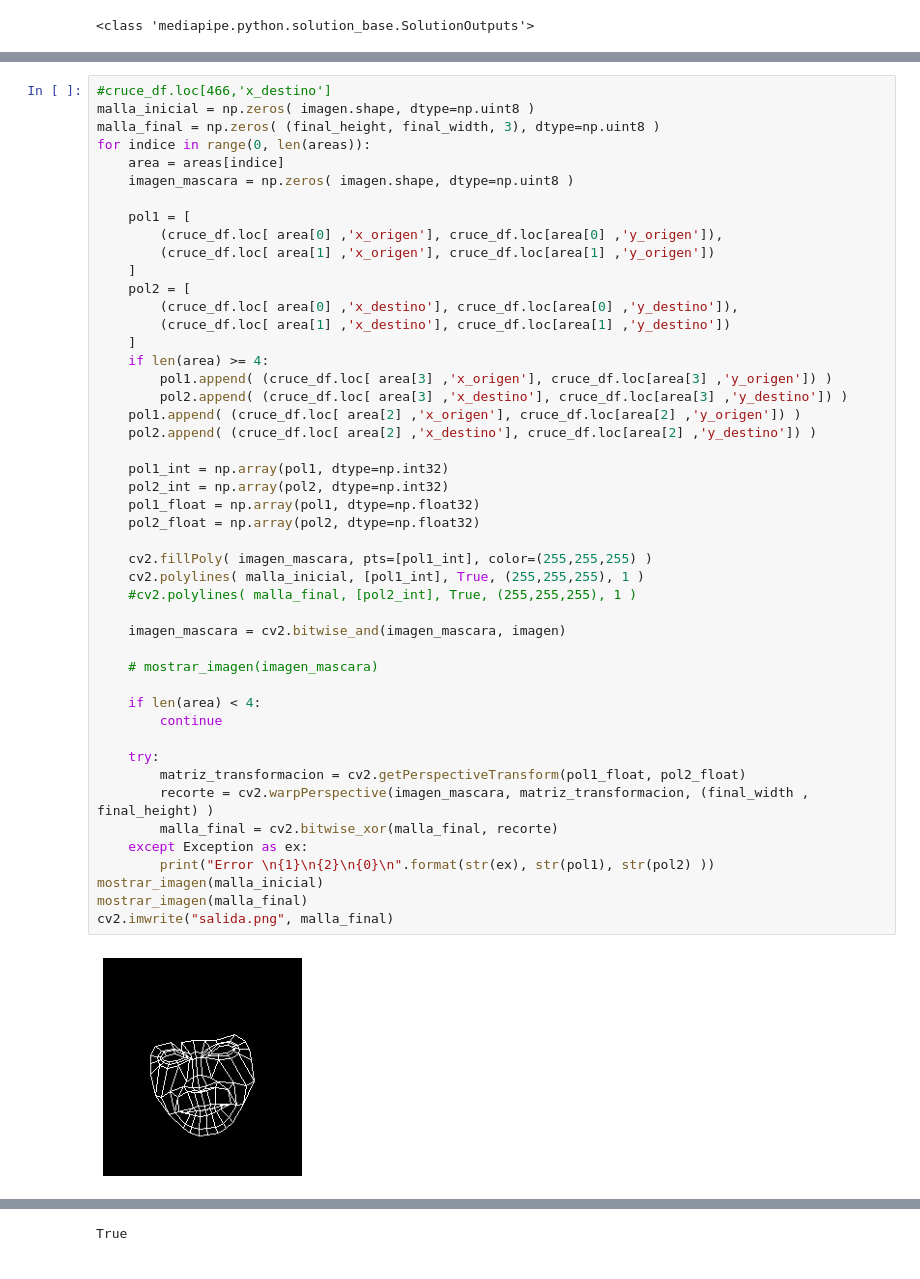
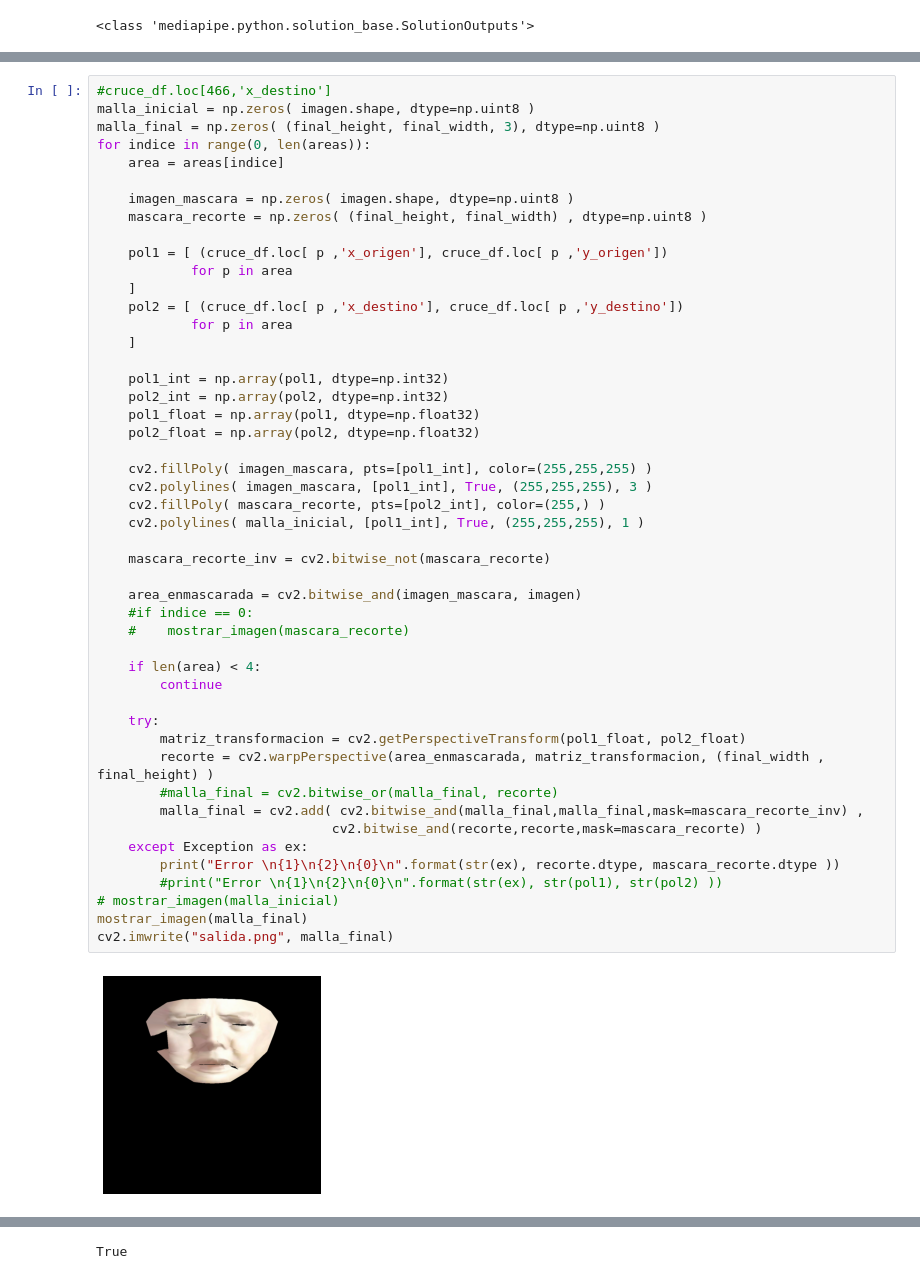
Before and after one commit to merizaldero/portafolioXavier, a Jupyter notebook: Python/TextureMapper/TextureMapper.ipynb, the cells around one changed output, grey strips where cells are left out. Saved outputs shown, nothing was run; the diff lists cells and outputs as text.

```diff
--- a/Python/TextureMapper/TextureMapper.ipynb
+++ b/Python/TextureMapper/TextureMapper.ipynb
@@ -214,49 +221,50 @@ cruce_df
 # %%
 #cruce_df.loc[466,'x_destino']
 malla_inicial = np.zeros( imagen.shape, dtype=np.uint8 )
 malla_final = np.zeros( (final_height, final_width, 3), dtype=np.uint8 )
 for indice in range(0, len(areas)):
     area = areas[indice]
+
     imagen_mascara = np.zeros( imagen.shape, dtype=np.uint8 )
+    mascara_recorte = np.zeros( (final_height, final_width) , dtype=np.uint8 )
 
-    pol1 = [
-        (cruce_df.loc[ area[0] ,'x_origen'], cruce_df.loc[area[0] ,'y_origen']),
-        (cruce_df.loc[ area[1] ,'x_origen'], cruce_df.loc[area[1] ,'y_origen'])
+    pol1 = [ (cruce_df.loc[ p ,'x_origen'], cruce_df.loc[ p ,'y_origen'])
+            for p in area
     ]
-    pol2 = [
-        (cruce_df.loc[ area[0] ,'x_destino'], cruce_df.loc[area[0] ,'y_destino']),
-        (cruce_df.loc[ area[1] ,'x_destino'], cruce_df.loc[area[1] ,'y_destino'])
+    pol2 = [ (cruce_df.loc[ p ,'x_destino'], cruce_df.loc[ p ,'y_destino'])
+            for p in area
     ]
-    if len(area) >= 4:
-        pol1.append( (cruce_df.loc[ area[3] ,'x_origen'], cruce_df.loc[area[3] ,'y_origen']) )
-        pol2.append( (cruce_df.loc[ area[3] ,'x_destino'], cruce_df.loc[area[3] ,'y_destino']) )
-    pol1.append( (cruce_df.loc[ area[2] ,'x_origen'], cruce_df.loc[area[2] ,'y_origen']) )
-    pol2.append( (cruce_df.loc[ area[2] ,'x_destino'], cruce_df.loc[area[2] ,'y_destino']) )
 
     pol1_int = np.array(pol1, dtype=np.int32)
     pol2_int = np.array(pol2, dtype=np.int32)
     pol1_float = np.array(pol1, dtype=np.float32)
     pol2_float = np.array(pol2, dtype=np.float32)
 
     cv2.fillPoly( imagen_mascara, pts=[pol1_int], color=(255,255,255) )
+    cv2.polylines( imagen_mascara, [pol1_int], True, (255,255,255), 3 )
+    cv2.fillPoly( mascara_recorte, pts=[pol2_int], color=(255,) )
     cv2.polylines( malla_inicial, [pol1_int], True, (255,255,255), 1 )
-    #cv2.polylines( malla_final, [pol2_int], True, (255,255,255), 1 )
 
-    imagen_mascara = cv2.bitwise_and(imagen_mascara, imagen)
+    mascara_recorte_inv = cv2.bitwise_not(mascara_recorte)
 
-    # mostrar_imagen(imagen_mascara)
+    area_enmascarada = cv2.bitwise_and(imagen_mascara, imagen)
+    #if indice == 0:
+    #    mostrar_imagen(mascara_recorte)
 
     if len(area) < 4:
         continue
 
     try:
         matriz_transformacion = cv2.getPerspectiveTransform(pol1_float, pol2_float)
-        recorte = cv2.warpPerspective(imagen_mascara, matriz_transformacion, (final_width , final_height) )
-        malla_final = cv2.bitwise_xor(malla_final, recorte)
+        recorte = cv2.warpPerspective(area_enmascarada, matriz_transformacion, (final_width , final_height) )
+        #malla_final = cv2.bitwise_or(malla_final, recorte)
+        malla_final = cv2.add( cv2.bitwise_and(malla_final,malla_final,mask=mascara_recorte_inv) ,
+                              cv2.bitwise_and(recorte,recorte,mask=mascara_recorte) )
     except Exception as ex:
-        print("Error \n{1}\n{2}\n{0}\n".format(str(ex), str(pol1), str(pol2) ))
-mostrar_imagen(malla_inicial)
+        print("Error \n{1}\n{2}\n{0}\n".format(str(ex), recorte.dtype, mascara_recorte.dtype ))
+        #print("Error \n{1}\n{2}\n{0}\n".format(str(ex), str(pol1), str(pol2) ))
+# mostrar_imagen(malla_inicial)
 mostrar_imagen(malla_final)
 cv2.imwrite("salida.png", malla_final)
 # %% [output]
-[figure, old version]
+[figure, new version]
```
Also changed, not shown: parts of 7 cells of this notebook, 1 other file.
